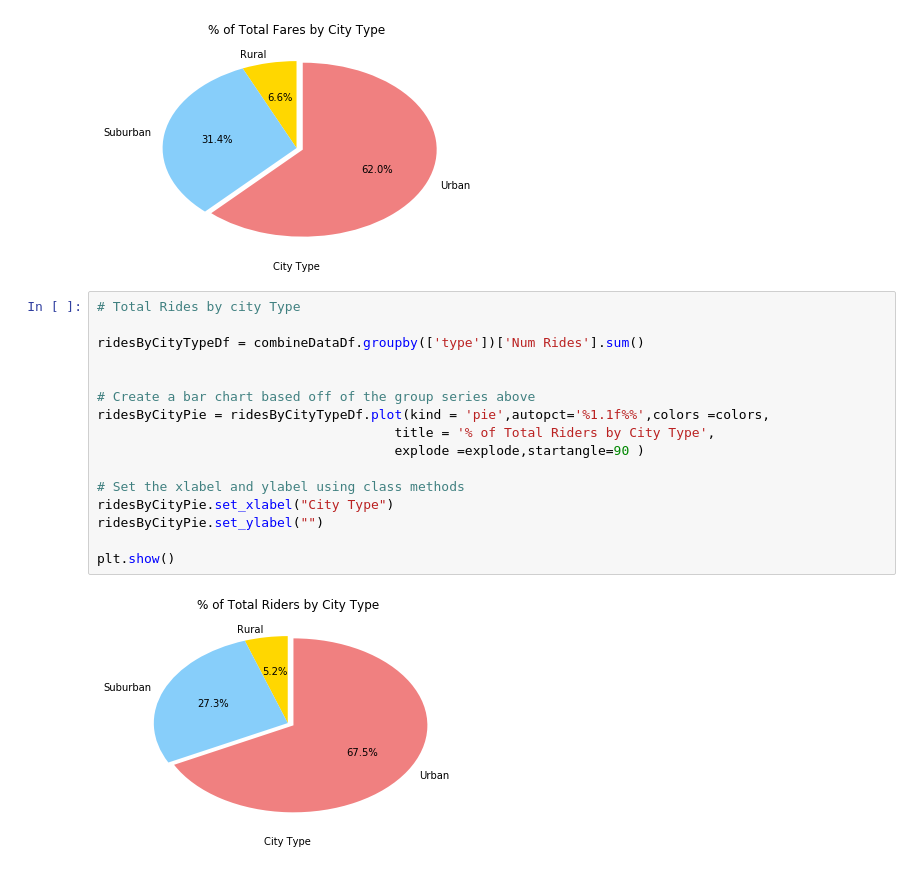
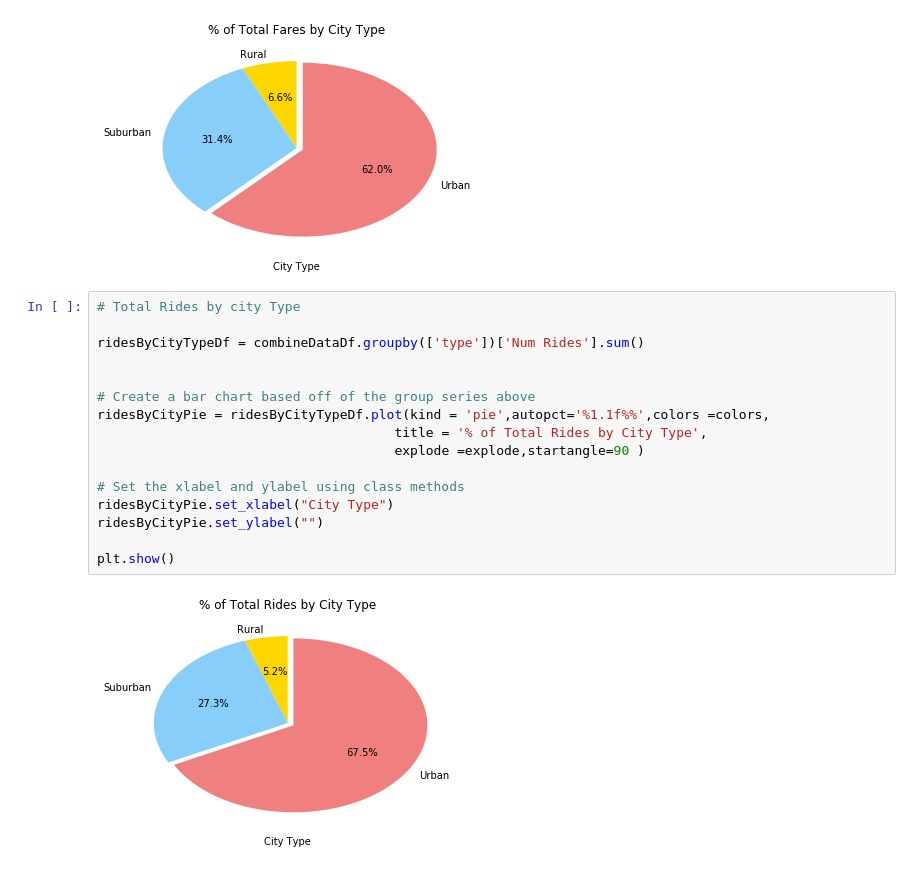
Before and after one commit to indranik/Matplotlib, a Jupyter notebook: Pyber/Pyber.ipynb, the cells around one changed output. Cells and saved outputs as stored; diff of their text form.

```diff
--- a/Pyber/Pyber.ipynb
+++ b/Pyber/Pyber.ipynb
@@ -93,21 +90,21 @@ plt.show()
 # %%
 # Total Rides by city Type
 
 ridesByCityTypeDf = combineDataDf.groupby(['type'])['Num Rides'].sum()
 
 
 # Create a bar chart based off of the group series above
 ridesByCityPie = ridesByCityTypeDf.plot(kind = 'pie',autopct='%1.1f%%',colors =colors,
-                                      title = '% of Total Riders by City Type',
+                                      title = '% of Total Rides by City Type',
                                       explode =explode,startangle=90 )
 
 # Set the xlabel and ylabel using class methods
 ridesByCityPie.set_xlabel("City Type")
 ridesByCityPie.set_ylabel("")
 
 plt.show()
 # %% [output]
-[figure, old version]
+[figure, new version]
 # %%
 # Total Divers by city Type
 
```
Also changed, not shown: parts of 3 cells of this notebook, 7 other files.
